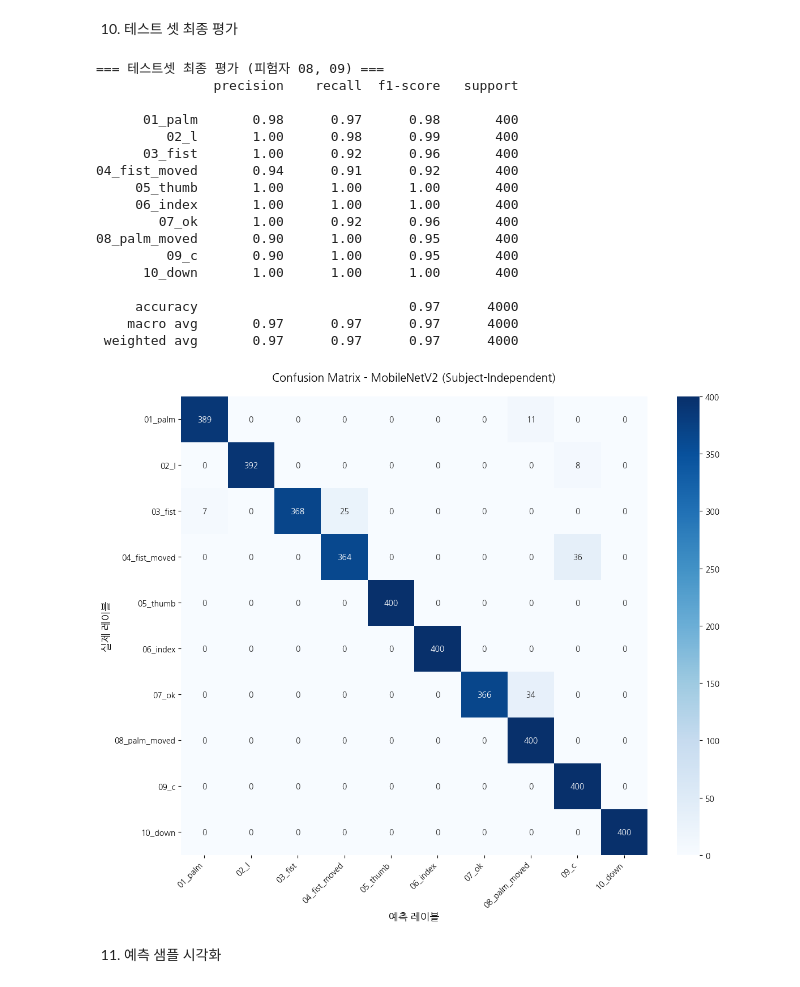
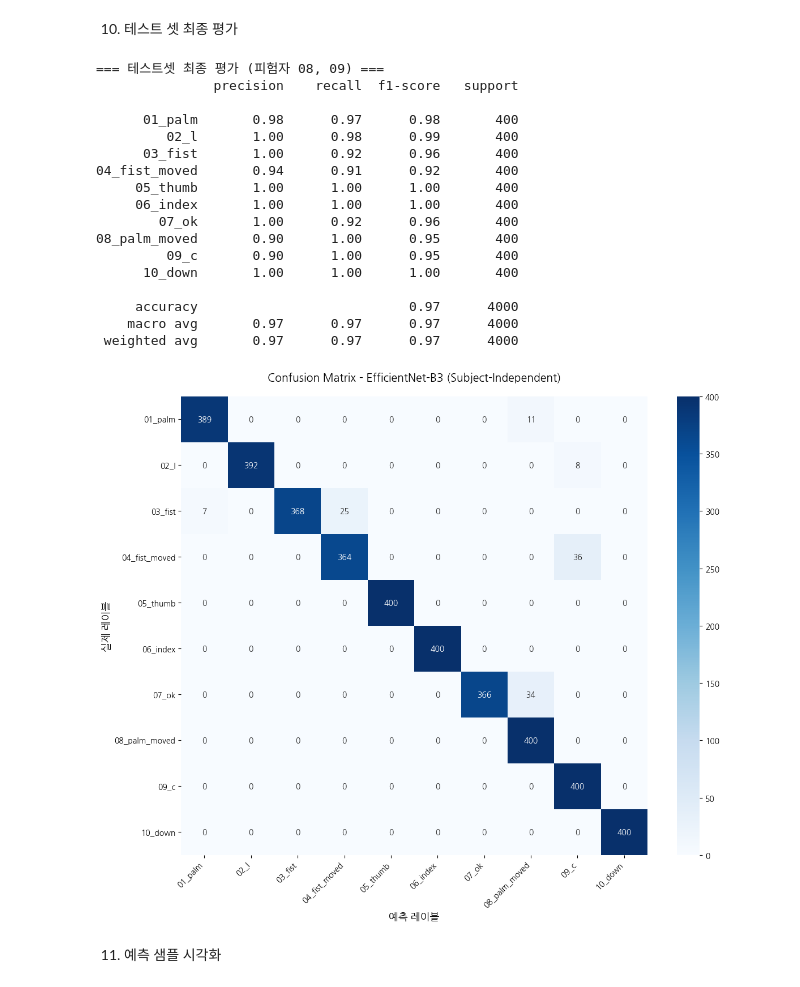
Before and after one commit to leejaewon23/AI_dev, a Jupyter notebook: 손_제스처_인식_모델_설계(중간).ipynb, the cells around one changed output. Cells and saved outputs as stored; diff of their text form; code cells hidden in the pictures.

```diff
--- a/손_제스처_인식_모델_설계(중간).ipynb
+++ b/손_제스처_인식_모델_설계(중간).ipynb
@@ -521,35 +521,35 @@ print(classification_report(all_labels, all_preds, target_names=class_names))
 
 cm = confusion_matrix(all_labels, all_preds)
 
 plt.figure(figsize=(12, 10))
 sns.heatmap(cm, annot=True, fmt='d', cmap='Blues',
             xticklabels=class_names, yticklabels=class_names)
 plt.xlabel('예측 레이블', fontsize=13, fontweight='bold')
 plt.ylabel('실제 레이블', fontsize=13, fontweight='bold')
-plt.title('Confusion Matrix - MobileNetV2 (Subject-Independent)', fontsize=14, pad=20)
+plt.title('Confusion Matrix - EfficientNet-B3 (Subject-Independent)', fontsize=14, pad=20)
 plt.xticks(rotation=45, ha='right')
 plt.yticks(rotation=0)
 plt.tight_layout()
 plt.show()
 # %% [output]
 === 테스트셋 최종 평가 (피험자 08, 09) ===
                precision    recall  f1-score   support
 
       01_palm       0.98      0.97      0.98       400
          02_l       1.00      0.98      0.99       400
       03_fist       1.00      0.92      0.96       400
 04_fist_moved       0.94      0.91      0.92       400
      05_thumb       1.00      1.00      1.00       400
      06_index       1.00      1.00      1.00       400
         07_ok       1.00      0.92      0.96       400
 08_palm_moved       0.90      1.00      0.95       400
          09_c       0.90      1.00      0.95       400
       10_down       1.00      1.00      1.00       400
 
      accuracy                           0.97      4000
     macro avg       0.97      0.97      0.97      4000
  weighted avg       0.97      0.97      0.97      4000
-[figure, old version]
+[figure, new version]
 # %% [markdown]
 11. 예측 샘플 시각화
 # %%
```
Also changed, not shown: parts of 1 cell of this notebook.
